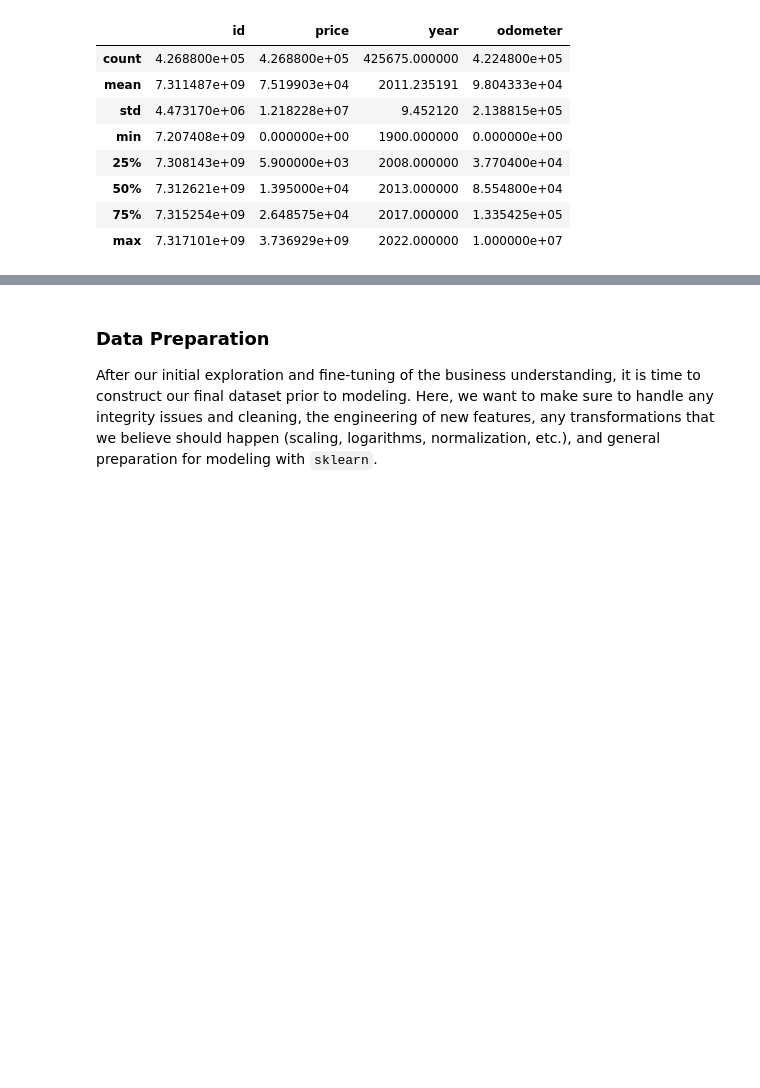
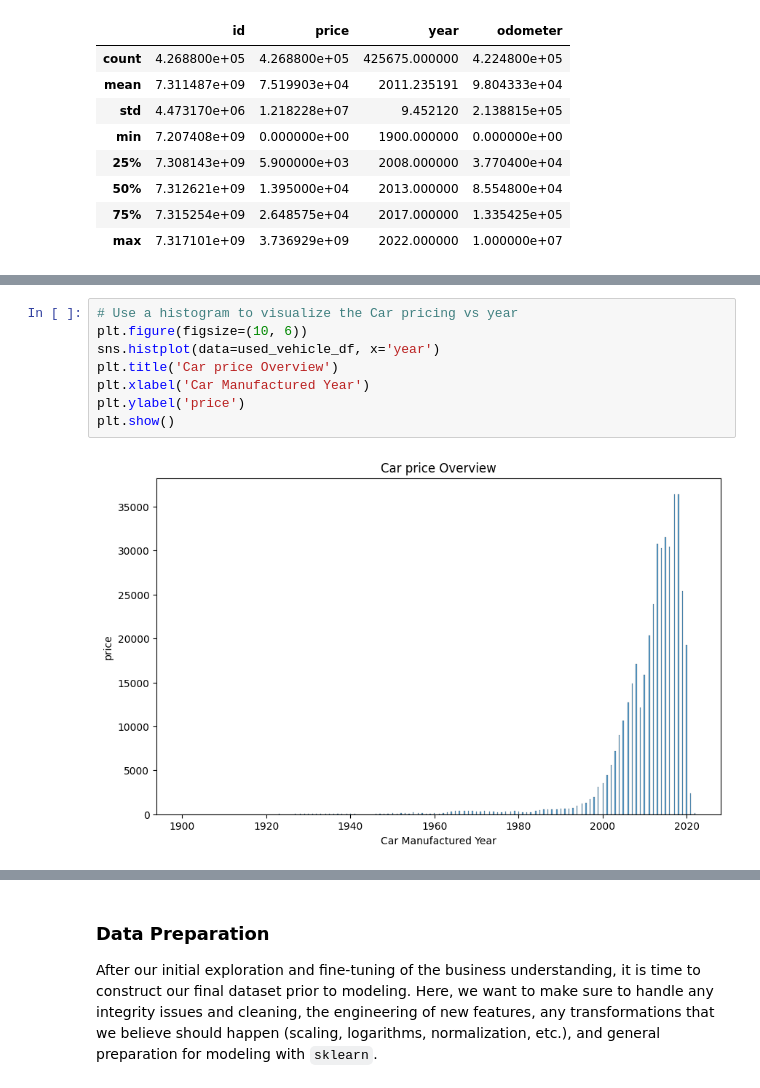
Before and after one commit to ashrivastav33/predict_car_price, a Jupyter notebook: code/predict_car_price_ashri33.ipynb, the cells around one changed output, grey strips where cells are left out. Saved outputs shown, nothing was run; the diff lists cells and outputs as text; blank space fills up the shorter version.

```diff
--- a/code/predict_car_price_ashri33.ipynb
+++ b/code/predict_car_price_ashri33.ipynb
@@ -92,0 +103,10 @@ used_vehicle_df.describe()
+# %%
+# Use a histogram to visualize the Car pricing vs year
+plt.figure(figsize=(10, 6))
+sns.histplot(data=used_vehicle_df, x='year')
+plt.title('Car price Overview')
+plt.xlabel('Car Manufactured Year')
+plt.ylabel('price')
+plt.show()
+# %% [output]
+[figure, added]
```
Also changed, not shown: parts of 17 cells of this notebook.
